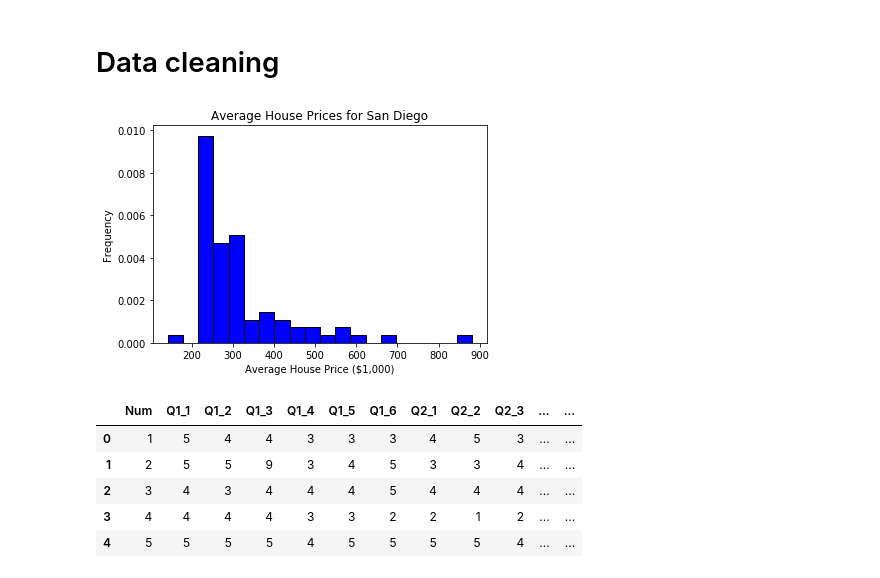
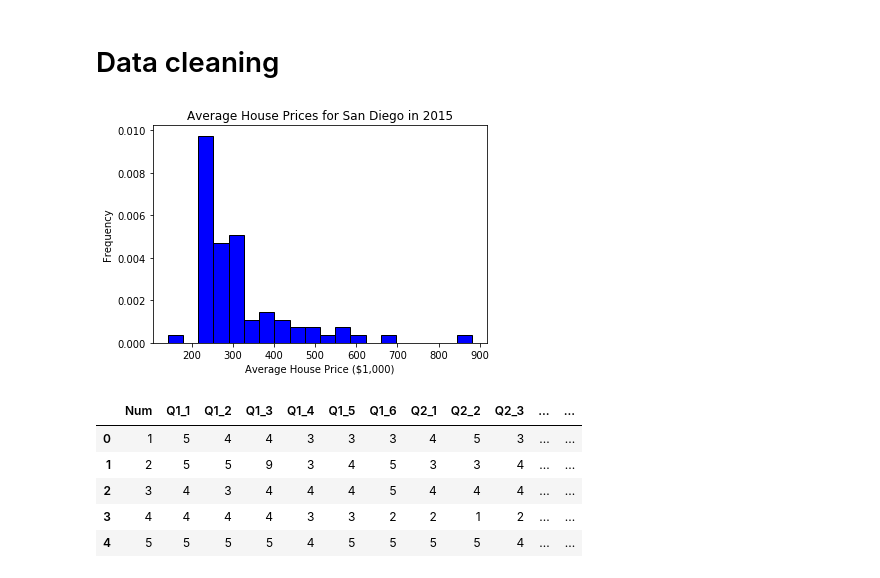
Before and after one commit to maggietsui/Final_Project_COGS108, a Jupyter notebook: Maggie.ipynb, the cells around one changed output. Drawn from its saved outputs; the diff is of its cells as text; code cells hidden in the pictures.

```diff
--- a/Maggie.ipynb
+++ b/Maggie.ipynb
@@ -22,13 +22,13 @@ avg_house_prices.dropna(inplace=True)
 # %%
 #Plot histogram of avg house prices
 histogram = plt.hist(avg_house_prices['2015-01'], 20, edgecolor='black', facecolor='blue',normed=1)
 plt.xlabel('Average House Price ($1,000)')
 plt.ylabel('Frequency')
-plt.title('Average House Prices for San Diego')
+plt.title('Average House Prices for San Diego in 2015')
 
 f1 = plt.gcf()
 # %% [output]
-[figure, old version]
+[figure, new version]
 # %%
 #Original df
 df = pd.read_csv("resident_survey_weighted_datasd.csv")
```
Also changed, not shown: parts of 2 cells of this notebook, 1 other file.
